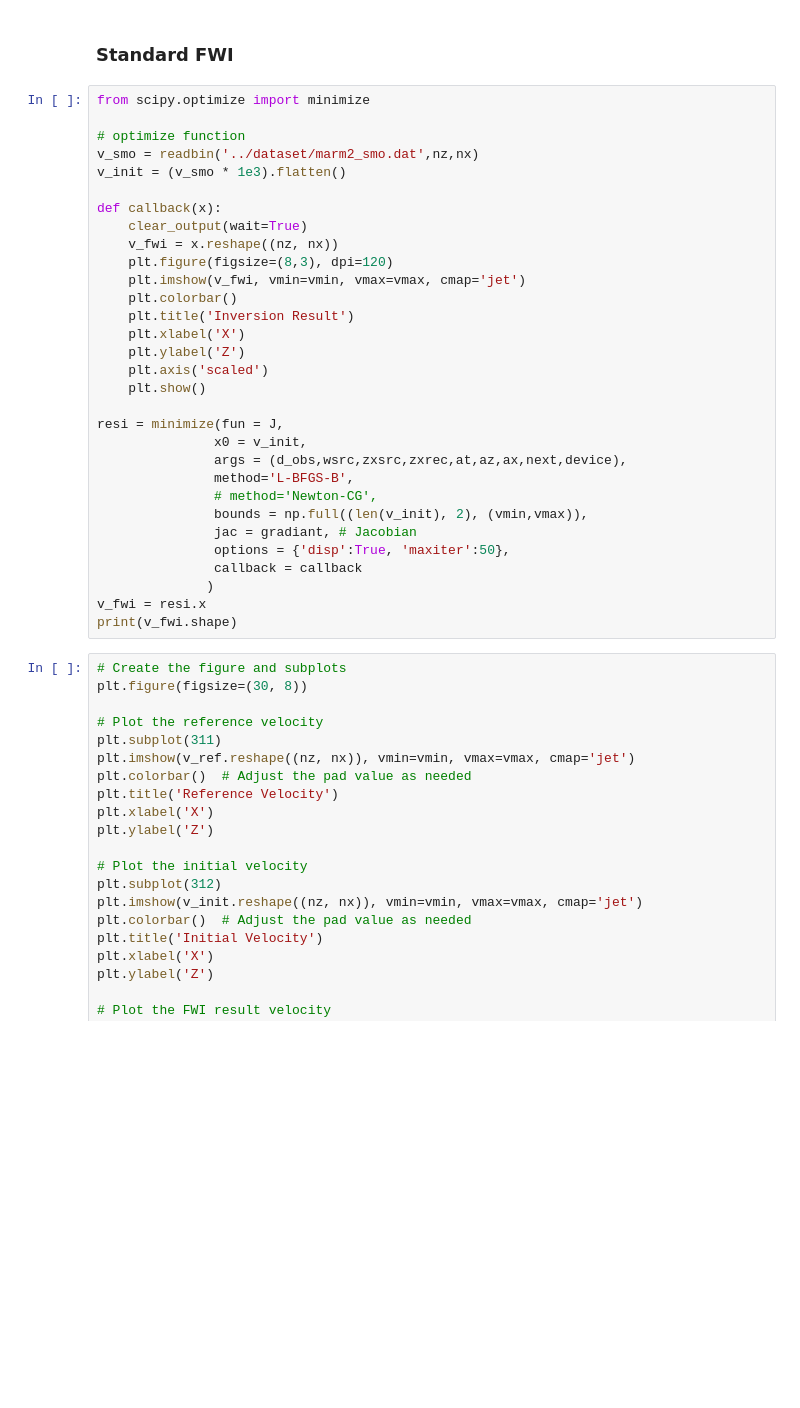
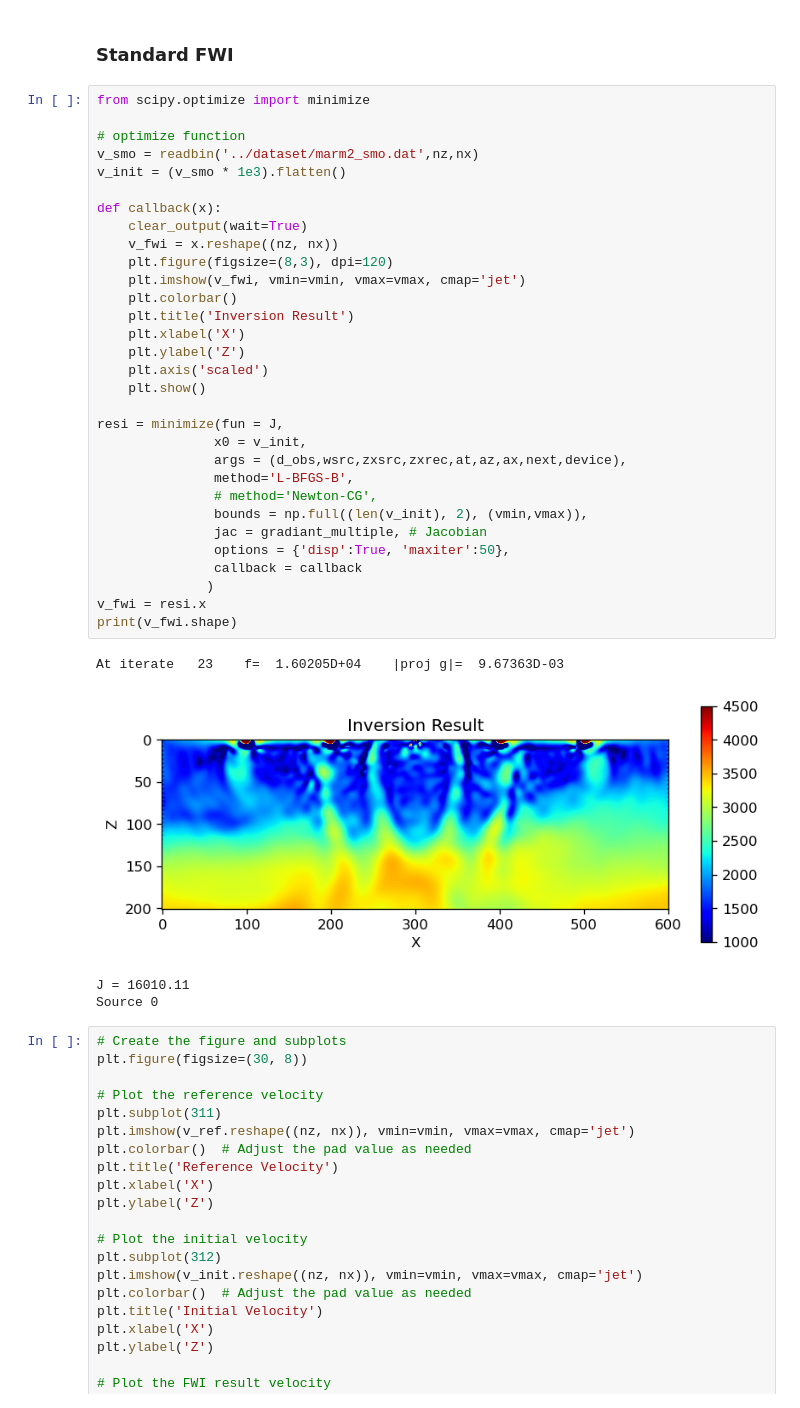
Before and after one commit to medicinely/fwi, a Jupyter notebook: fwi_matrix.ipynb, the cells around one changed output. Drawn from its saved outputs; the diff is of its cells as text; blank space fills up the shorter version.

```diff
--- a/fwi_matrix.ipynb
+++ b/fwi_matrix.ipynb
@@ -328,34 +345,39 @@ Time taken to create matrix A: 0.046 s
 # %%
 from scipy.optimize import minimize
 
 # optimize function
 v_smo = readbin('../dataset/marm2_smo.dat',nz,nx)
 v_init = (v_smo * 1e3).flatten()
 
 def callback(x):
     clear_output(wait=True)
     v_fwi = x.reshape((nz, nx))
     plt.figure(figsize=(8,3), dpi=120)
     plt.imshow(v_fwi, vmin=vmin, vmax=vmax, cmap='jet')
     plt.colorbar()
     plt.title('Inversion Result')
     plt.xlabel('X')
     plt.ylabel('Z')
     plt.axis('scaled')
     plt.show()
 
 resi = minimize(fun = J,
                x0 = v_init,
                args = (d_obs,wsrc,zxsrc,zxrec,at,az,ax,next,device),
                method='L-BFGS-B',
                # method='Newton-CG',
                bounds = np.full((len(v_init), 2), (vmin,vmax)),
-               jac = gradiant, # Jacobian
+               jac = gradiant_multiple, # Jacobian
                options = {'disp':True, 'maxiter':50},
                callback = callback
               )
 v_fwi = resi.x
 print(v_fwi.shape)
+# %% [output]
+At iterate   23    f=  1.60205D+04    |proj g|=  9.67363D-03
+[figure, added]
+J = 16010.11
+Source 0
 # %%
 # Create the figure and subplots
 plt.figure(figsize=(30, 8))
```
Also changed, not shown: parts of 13 cells of this notebook, 2 other files.
